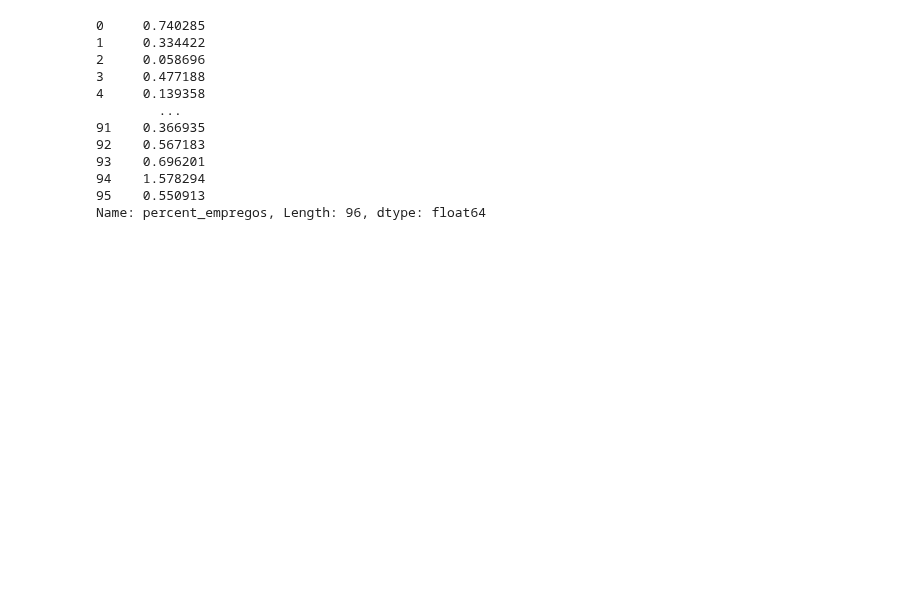
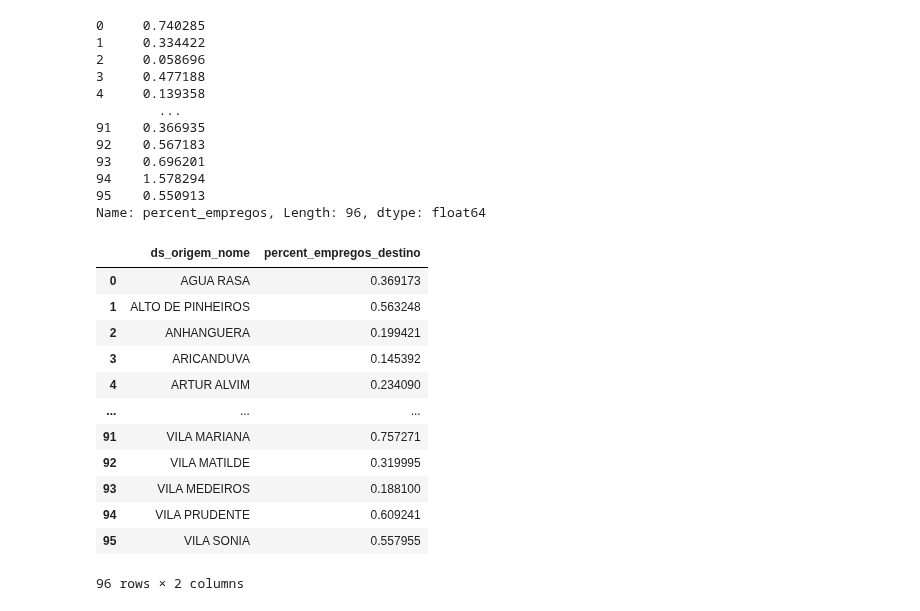
Before and after one commit to h-pgy/alain_bertaud, a Jupyter notebook: 8-geojsons_for_maps.ipynb, the cells around one changed output. Saved outputs shown, nothing was run; the diff lists cells and outputs as text; code cells hidden in the pictures; blank space fills up the shorter version.

```diff
--- a/8-geojsons_for_maps.ipynb
+++ b/8-geojsons_for_maps.ipynb
@@ -206,0 +203,16 @@ Name: percent_empregos, Length: 96, dtype: float64
+# %%
+market_acess
+# %% [output]
+|  | ds_origem_nome | percent_empregos_destino |
+| 0 | AGUA RASA | 0.369173 |
+| 1 | ALTO DE PINHEIROS | 0.563248 |
+| 2 | ANHANGUERA | 0.199421 |
+| 3 | ARICANDUVA | 0.145392 |
+| 4 | ARTUR ALVIM | 0.234090 |
+| ... | ... | ... |
+| 91 | VILA MARIANA | 0.757271 |
+| 92 | VILA MATILDE | 0.319995 |
+| 93 | VILA MEDEIROS | 0.188100 |
+| 94 | VILA PRUDENTE | 0.609241 |
+| 95 | VILA SONIA | 0.557955 |
+96 rows × 2 columns
```
Also changed, not shown: parts of 16 cells of this notebook, 6 other files.
